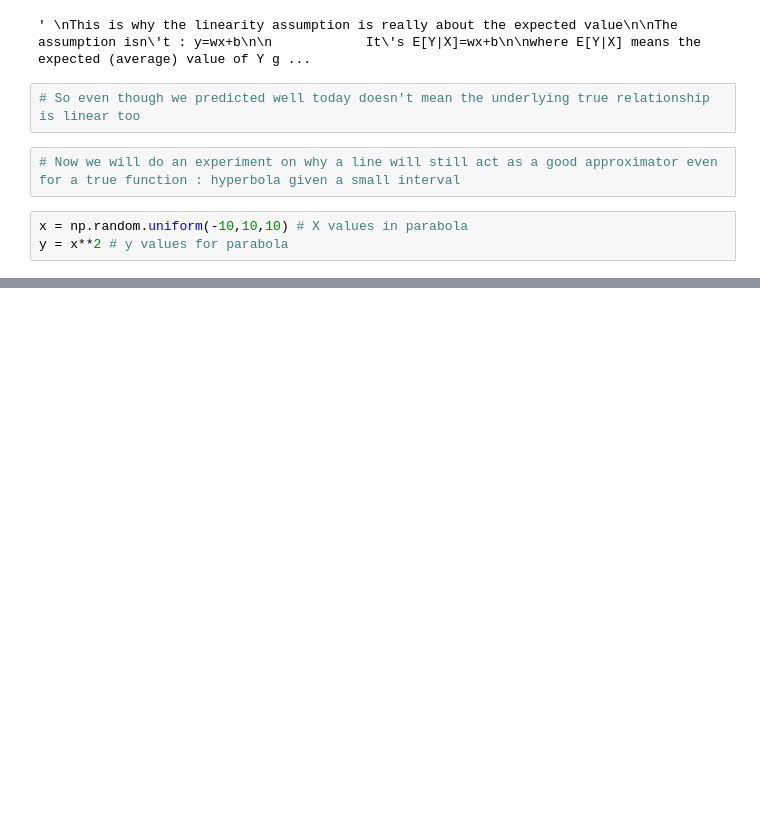
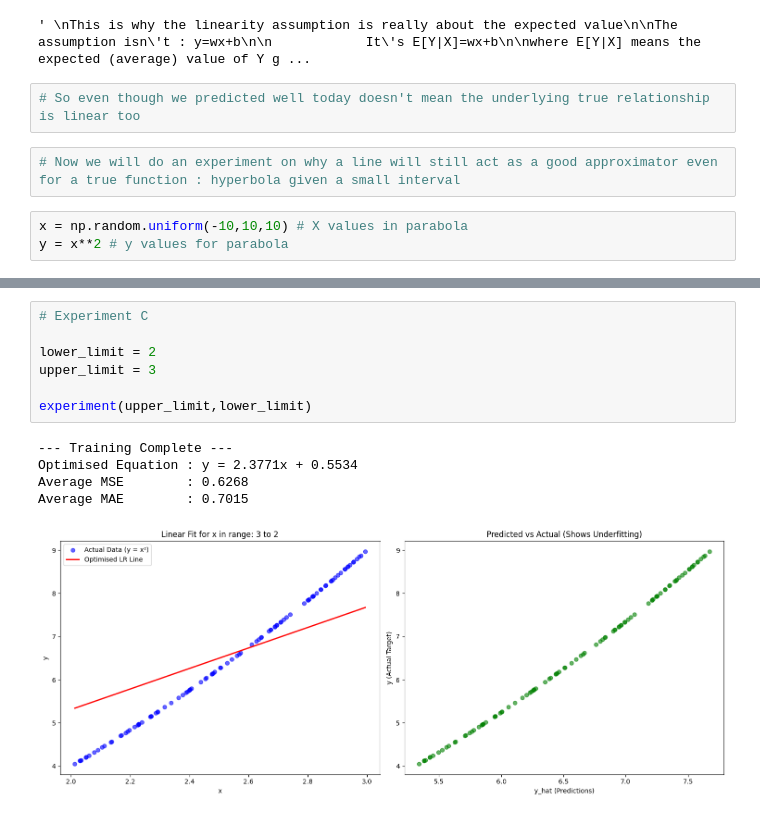
Before and after one commit to AyushDevadiga1/Machine-Learning, a Jupyter notebook: linear-regression/UnderstandingRegression.ipynb, the cells around one changed output, grey strips where cells are left out. Saved outputs shown, nothing was run; the diff lists cells and outputs as text; blank space fills up the shorter version.

```diff
--- a/linear-regression/UnderstandingRegression.ipynb
+++ b/linear-regression/UnderstandingRegression.ipynb
@@ -255,0 +298,13 @@ The  average mae for this line : 3.5285916347580715
+# %%
+# Experiment C
+
+lower_limit = 2
+upper_limit = 3
+
+experiment(upper_limit,lower_limit)
+# %% [output]
+--- Training Complete ---
+Optimised Equation : y = 2.3771x + 0.5534
+Average MSE        : 0.6268
+Average MAE        : 0.7015
+[figure, added]
```
Also changed, not shown: parts of 4 cells of this notebook.
